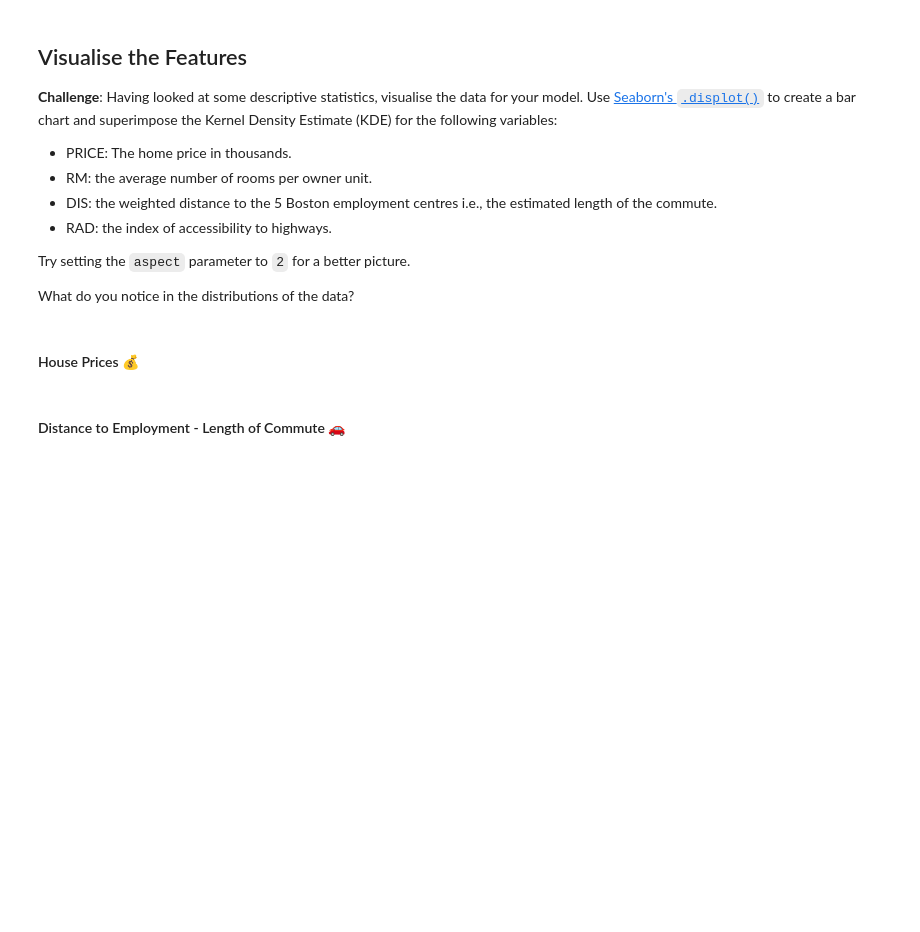
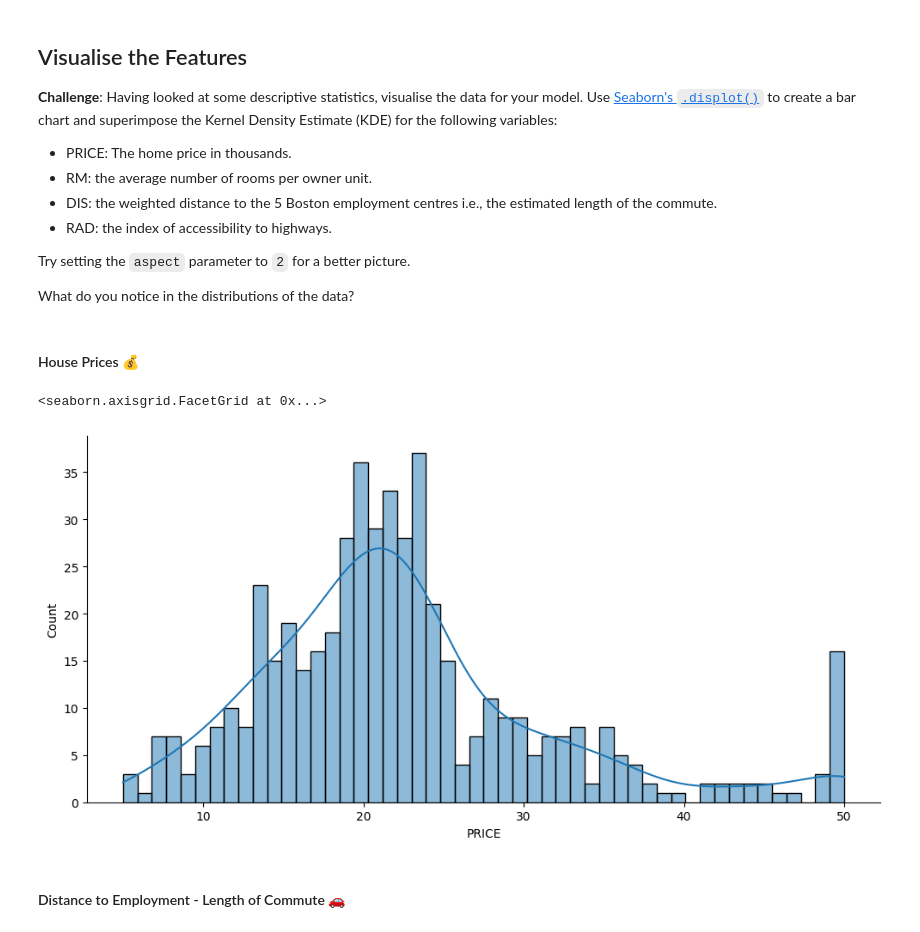
Before and after one commit to liamfrager/Python-Practice, a Jupyter notebook: 81 Multivariable Regression/Multivariable_Regression_and_Valuation_Model_(start).ipynb, the cells around one changed output. Drawn from its saved outputs; the diff is of its cells as text; code cells hidden in the pictures; blank space fills up the shorter version.

```diff
--- a/81 Multivariable Regression/Multivariable_Regression_and_Valuation_Model_(start).ipynb
+++ b/81 Multivariable Regression/Multivariable_Regression_and_Valuation_Model_(start).ipynb
@@ -110,5 +145,15 @@ Try setting the `aspect` parameter to `2` for a better picture.
 What do you notice in the distributions of the data?
 # %% [markdown]
 #### House Prices 💰
+# %%
+sns.displot(
+    data.PRICE,
+    kde=True,
+    aspect=2,
+    bins=50
+)
+# %% [output]
+<seaborn.axisgrid.FacetGrid at 0x...>
+[figure, added]
 # %% [markdown]
 #### Distance to Employment - Length of Commute 🚗
```
Also changed, not shown: parts of 37 cells of this notebook.
